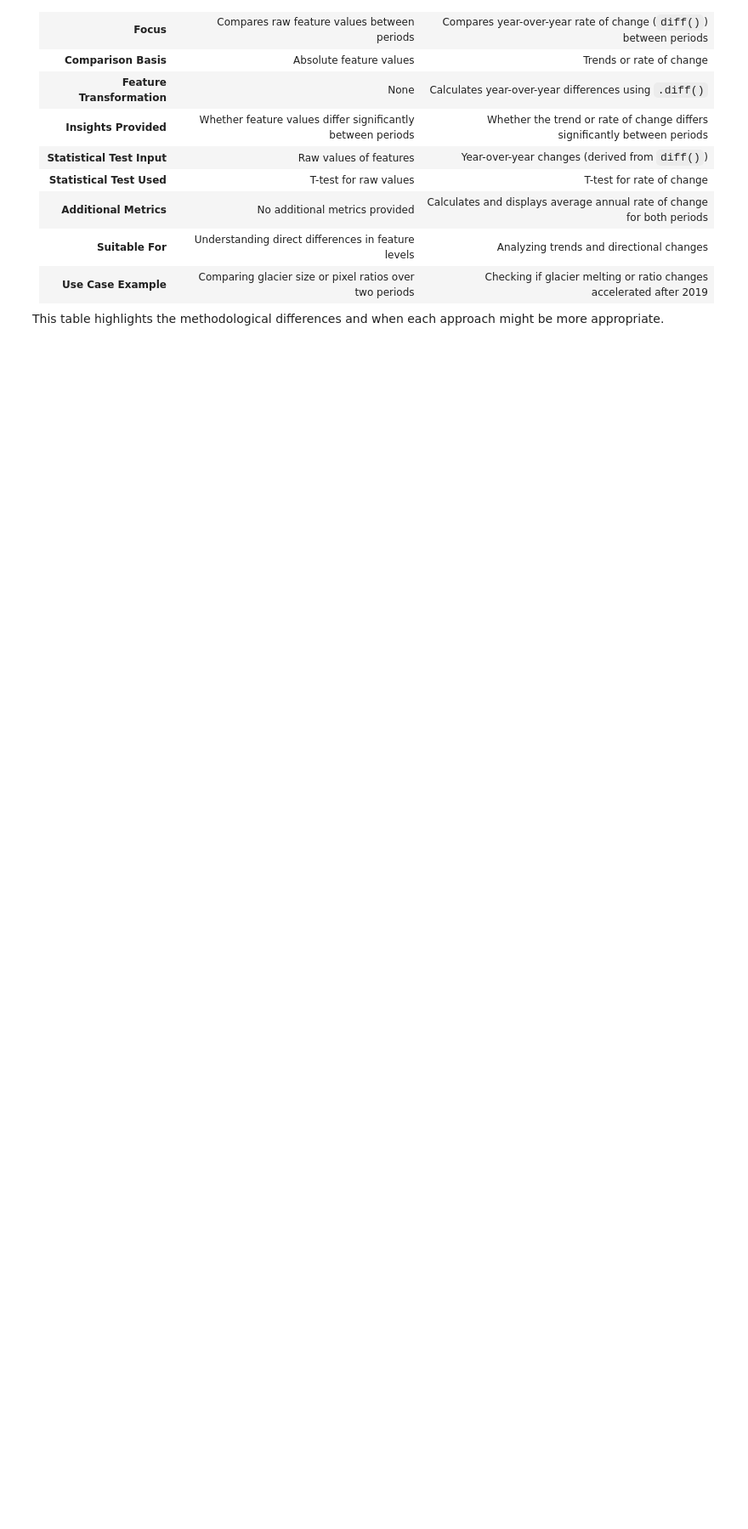
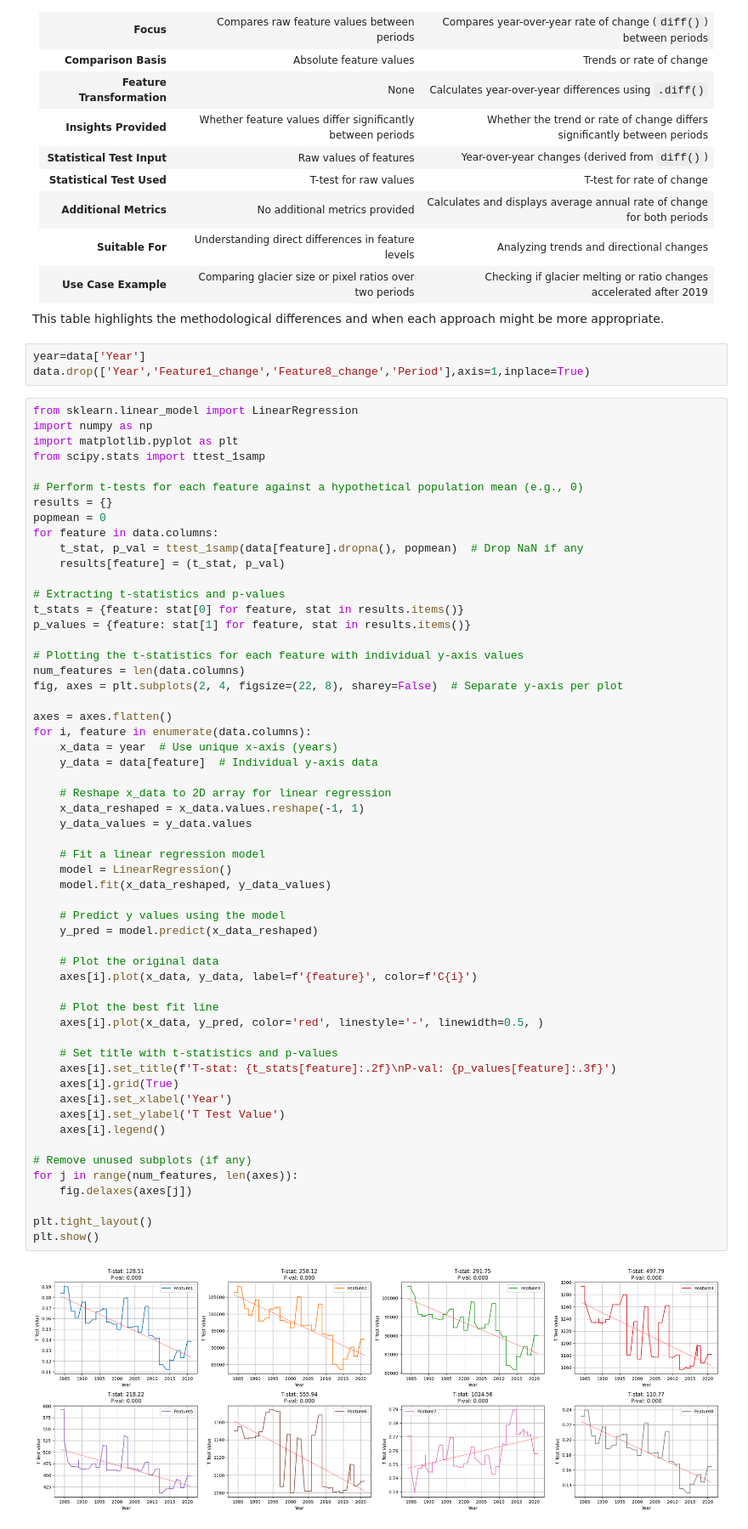
Before and after one commit to harsh125op/waterLevel, a Jupyter notebook: 5_Data_Analatics.ipynb, the cells around one changed output. Shown at 85% size. Saved outputs shown, nothing was run; the diff lists cells and outputs as text; blank space fills up the shorter version.

Commit message:
added the individual t tests and Feature7 is proven to be Significant

```diff
--- a/5_Data_Analatics.ipynb
+++ b/5_Data_Analatics.ipynb
@@ -431,3 +446,64 @@ Here is the difference between the two code snippets presented in a grid format:
 | **Use Case Example**       | Comparing glacier size or pixel ratios over two periods         | Checking if glacier melting or ratio changes accelerated after 2019 |
 
 This table highlights the methodological differences and when each approach might be more appropriate.
+# %%
+year=data['Year']
+data.drop(['Year','Feature1_change','Feature8_change','Period'],axis=1,inplace=True)
+# %%
+from sklearn.linear_model import LinearRegression
+import numpy as np
+import matplotlib.pyplot as plt
+from scipy.stats import ttest_1samp
+
+# Perform t-tests for each feature against a hypothetical population mean (e.g., 0)
+results = {}
+popmean = 0
+for feature in data.columns:
+    t_stat, p_val = ttest_1samp(data[feature].dropna(), popmean)  # Drop NaN if any
+    results[feature] = (t_stat, p_val)
+
+# Extracting t-statistics and p-values
+t_stats = {feature: stat[0] for feature, stat in results.items()}
+p_values = {feature: stat[1] for feature, stat in results.items()}
+
+# Plotting the t-statistics for each feature with individual y-axis values
+num_features = len(data.columns)
+fig, axes = plt.subplots(2, 4, figsize=(22, 8), sharey=False)  # Separate y-axis per plot
+
+axes = axes.flatten()
+for i, feature in enumerate(data.columns):
+    x_data = year  # Use unique x-axis (years)
+    y_data = data[feature]  # Individual y-axis data
+
+    # Reshape x_data to 2D array for linear regression
+    x_data_reshaped = x_data.values.reshape(-1, 1)
+    y_data_values = y_data.values
+
+    # Fit a linear regression model
+    model = LinearRegression()
+    model.fit(x_data_reshaped, y_data_values)
+
+    # Predict y values using the model
+    y_pred = model.predict(x_data_reshaped)
+
+    # Plot the original data
+    axes[i].plot(x_data, y_data, label=f'{feature}', color=f'C{i}')
+
+    # Plot the best fit line
+    axes[i].plot(x_data, y_pred, color='red', linestyle='-', linewidth=0.5, )
+
+    # Set title with t-statistics and p-values
+    axes[i].set_title(f'T-stat: {t_stats[feature]:.2f}\nP-val: {p_values[feature]:.3f}')
+    axes[i].grid(True)
+    axes[i].set_xlabel('Year')
+    axes[i].set_ylabel('T Test Value')
+    axes[i].legend()
+
+# Remove unused subplots (if any)
+for j in range(num_features, len(axes)):
+    fig.delaxes(axes[j])
+
+plt.tight_layout()
+plt.show()
+# %% [output]
+[figure, added]
```
Also changed, not shown: parts of 5 cells of this notebook.
